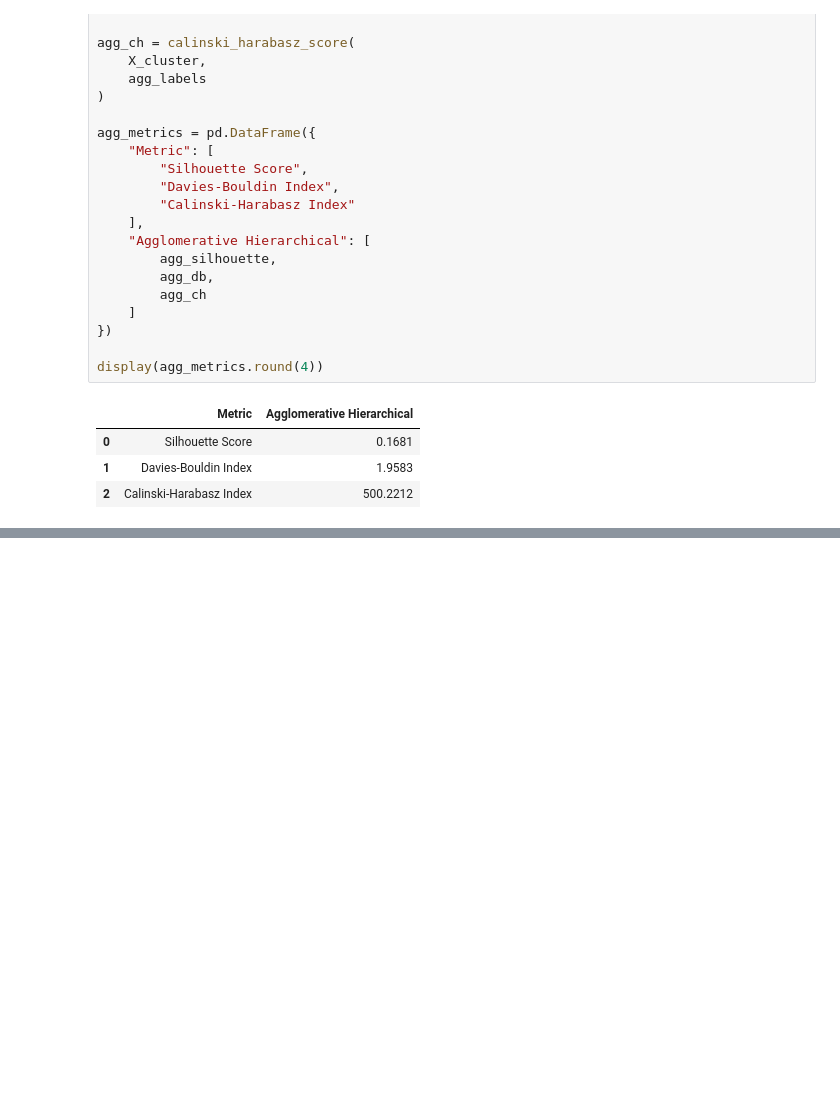
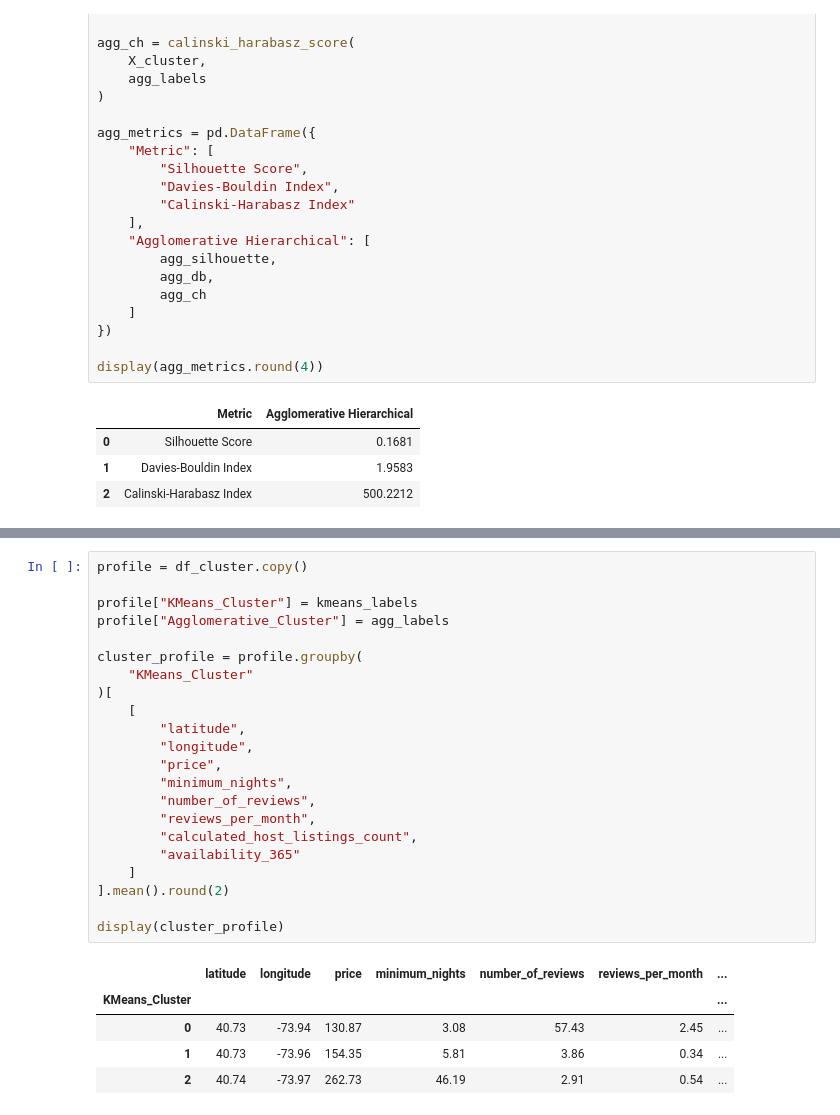
Before and after one commit to Anuja1307/ML_Capstone_Project, a Jupyter notebook: notebooks/clustering.ipynb, the cells around one changed output, grey strips where cells are left out. Drawn from its saved outputs; the diff is of its cells as text; blank space fills up the shorter version.

```diff
--- a/notebooks/clustering.ipynb
+++ b/notebooks/clustering.ipynb
@@ -746,0 +924,28 @@ display(agg_metrics.round(4))
+# %%
+profile = df_cluster.copy()
+
+profile["KMeans_Cluster"] = kmeans_labels
+profile["Agglomerative_Cluster"] = agg_labels
+
+cluster_profile = profile.groupby(
+    "KMeans_Cluster"
+)[
+    [
+        "latitude",
+        "longitude",
+        "price",
+        "minimum_nights",
+        "number_of_reviews",
+        "reviews_per_month",
+        "calculated_host_listings_count",
+        "availability_365"
+    ]
+].mean().round(2)
+
+display(cluster_profile)
+# %% [output]
+|  | latitude | longitude | price | minimum_nights | number_of_reviews | reviews_per_month | ... |
+| KMeans_Cluster |  |  |  |  |  |  | ... |
+| 0 | 40.73 | -73.94 | 130.87 | 3.08 | 57.43 | 2.45 | ... |
+| 1 | 40.73 | -73.96 | 154.35 | 5.81 | 3.86 | 0.34 | ... |
+| 2 | 40.74 | -73.97 | 262.73 | 46.19 | 2.91 | 0.54 | ... |
```
Also changed, not shown: parts of 16 cells of this notebook.
